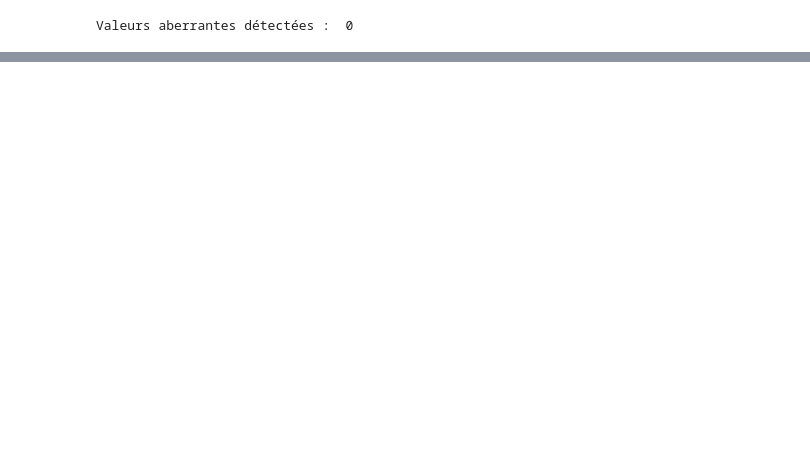
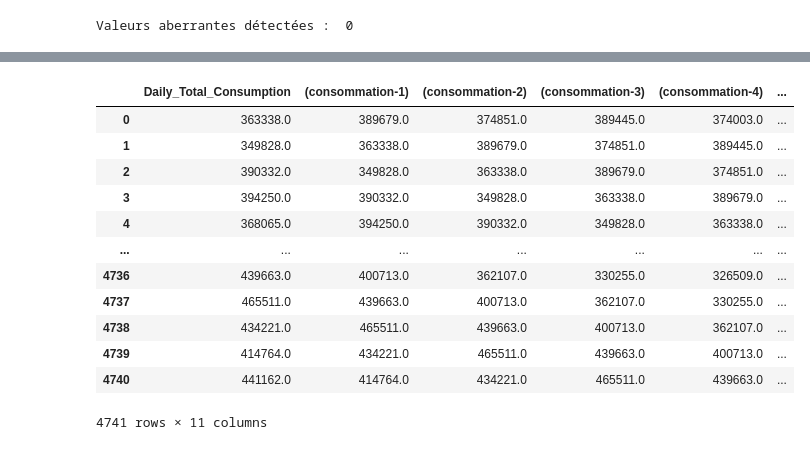
Before and after one commit to najouaelfethi/bigdataproject, a Jupyter notebook: EDA_Prétraitement&Modélisation_Prédective_Consommation_énergitique.ipynb, the cells around one changed output, grey strips where cells are left out. Saved outputs shown, nothing was run; the diff lists cells and outputs as text; code cells hidden in the pictures; blank space fills up the shorter version.

```diff
--- a/EDA_Prétraitement&Modélisation_Prédective_Consommation_énergitique.ipynb
+++ b/EDA_Prétraitement&Modélisation_Prédective_Consommation_énergitique.ipynb
@@ -648,0 +902,11 @@ df.show()
+# %%
+from pyspark.sql.functions import mean
+
+# Fenêtre de 7 jours glissants (les 6 jours précédents + le jour actuel)
+window_spec_7 = Window.orderBy("date").rowsBetween(-6, 0)
+
+# Ajouter la moyenne mobile
+df1 = df1.withColumn("moving_avg_7", mean("Daily_Total_Consumption").over(window_spec_7))
+
+# Vérifier les données
+df1.show()
@@ -648,0 +933,15 @@ df.show()
+# %%
+from pyspark.sql.functions import dayofweek, month, when
+
+# Extraire jour de la semaine et mois
+df1 = df1.withColumn("day_of_week", dayofweek("date")) \
+       .withColumn("month", month("date"))
+
+# Ajouter une colonne pour la saison
+#df1 = df1.withColumn("season", when((month("date") >= 3) & (month("date") <= 5), "printemps")
+#                           .when((month("date") >= 6) & (month("date") <= 8), "été")
+ #                          .when((month("date") >= 9) & (month("date") <= 11), "automne")
+  #                         .otherwise("hiver"))
+
+# Vérifier les nouvelles colonnes
+df1.show()
@@ -648,0 +968,6 @@ df.show()
+# %%
+# Filtrer les valeurs nulles introduites par les lags
+df1 = df1.dropna()
+
+# Vérifier les données finales
+df1.show()
@@ -648,0 +992,20 @@ df.show()
+# %%
+df3 = df1.drop('Date').toPandas()
+df3.reset_index(drop=True, inplace=True)
+features = df3.drop(columns=['Daily_Total_Consumption'])
+target = df3['Daily_Total_Consumption']
+df3
+# %% [output]
+|  | Daily_Total_Consumption | (consommation-1) | (consommation-2) | (consommation-3) | (consommation-4) | ... |
+| 0 | 363338.0 | 389679.0 | 374851.0 | 389445.0 | 374003.0 | ... |
+| 1 | 349828.0 | 363338.0 | 389679.0 | 374851.0 | 389445.0 | ... |
+| 2 | 390332.0 | 349828.0 | 363338.0 | 389679.0 | 374851.0 | ... |
+| 3 | 394250.0 | 390332.0 | 349828.0 | 363338.0 | 389679.0 | ... |
+| 4 | 368065.0 | 394250.0 | 390332.0 | 349828.0 | 363338.0 | ... |
+| ... | ... | ... | ... | ... | ... | ... |
+| 4736 | 439663.0 | 400713.0 | 362107.0 | 330255.0 | 326509.0 | ... |
+| 4737 | 465511.0 | 439663.0 | 400713.0 | 362107.0 | 330255.0 | ... |
+| 4738 | 434221.0 | 465511.0 | 439663.0 | 400713.0 | 362107.0 | ... |
+| 4739 | 414764.0 | 434221.0 | 465511.0 | 439663.0 | 400713.0 | ... |
+| 4740 | 441162.0 | 414764.0 | 434221.0 | 465511.0 | 439663.0 | ... |
+4741 rows × 11 columns
```
Also changed, not shown: parts of 98 cells of this notebook.
